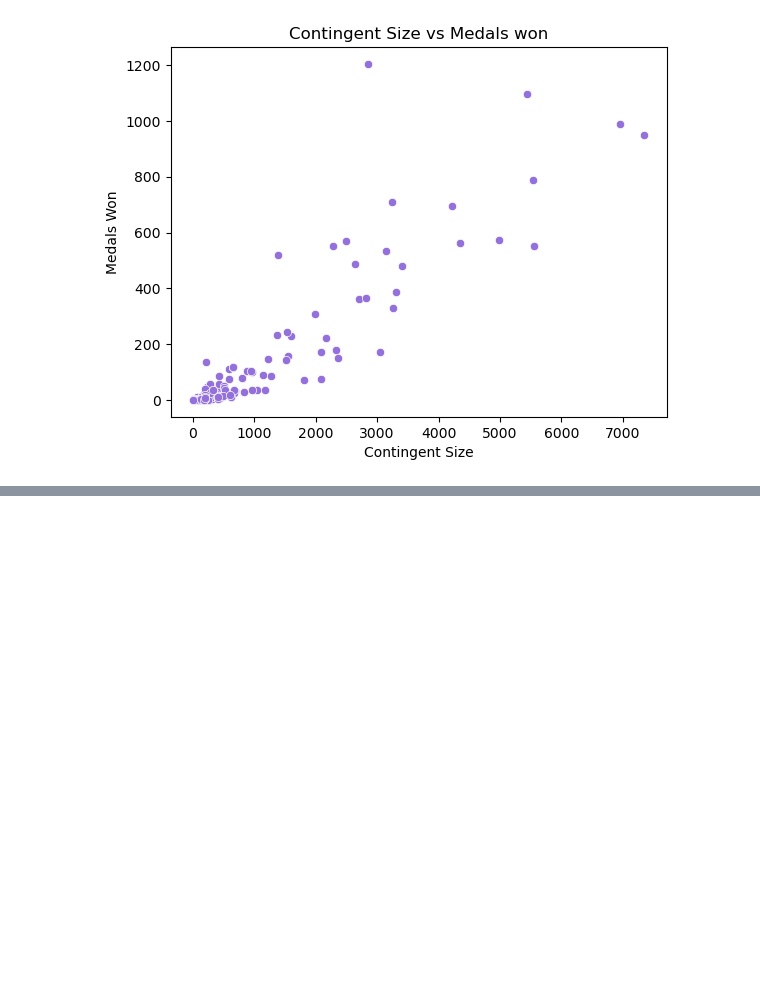
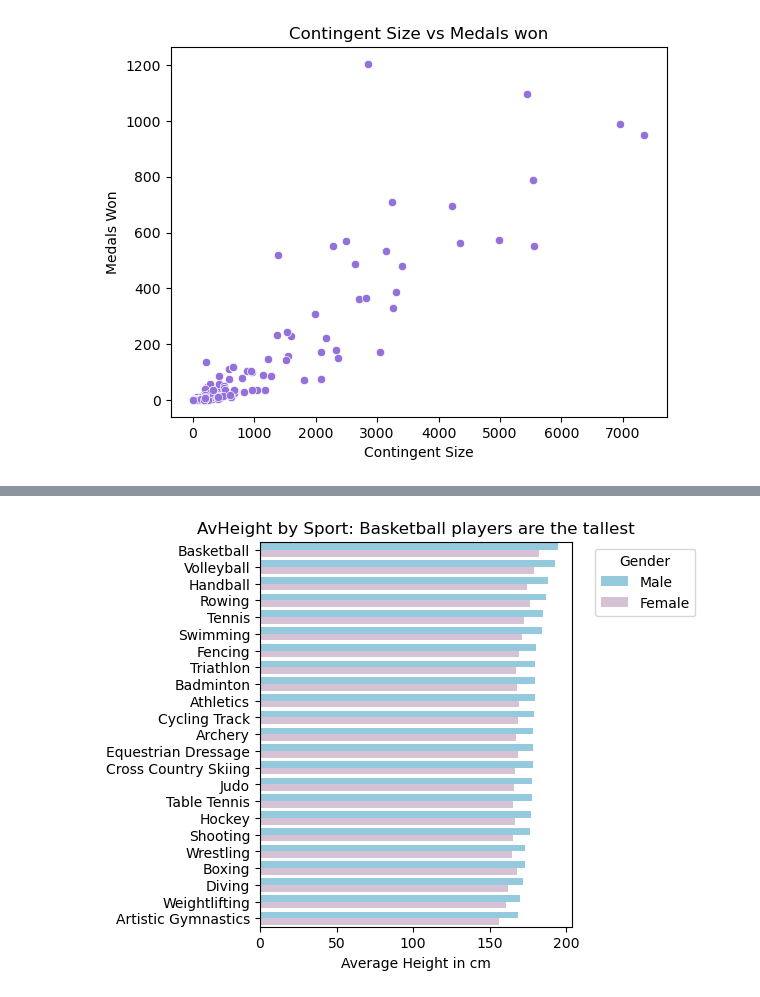
Before and after one commit to ana-047/Olymploration, a Jupyter notebook: Olymploration.ipynb, the cells around one changed output, grey strips where cells are left out. Drawn from its saved outputs; the diff is of its cells as text; code cells hidden in the pictures; blank space fills up the shorter version.

Commit message:
added height weight

```diff
--- a/Olymploration.ipynb
+++ b/Olymploration.ipynb
@@ -433,0 +453,7 @@ is_categorical_dtype is deprecated and will be removed in a future version. Use
+# %%
+# join athletes with events to get the sport for each athlete is not in df_athletes
+
+df_athletes_sport = pd.merge(df_athletes[['name', 'sex', 'height', 'weight']],
+                              df_event_results[['athlete', 'sport']], left_on='name', right_on='athlete', how='left')
+
+df_athletes_sport.head()
@@ -433,0 +467,40 @@ is_categorical_dtype is deprecated and will be removed in a future version. Use
+# %%
+df_athletes_sport = df_athletes_sport.dropna()
+# %%
+df_athletes_sport['height'] = pd.to_numeric(df_athletes_sport['height'], errors='coerce')
+df_athletes_sport['weight'] = pd.to_numeric(df_athletes_sport['weight'], errors='coerce')
+
+# Group by 'sport' and calculate the average height and weight
+average_data = df_athletes_sport.groupby(['sport', 'sex'])[['height', 'weight']].mean().reset_index()
+
+#select a few sports
+
+select_sports = ['Archery', 'Artistic Gymnastics', 'Athletics',
+                'Badminton', 'Boxing', 'Cross Country Skiing',
+                'Cycling Track', 'Diving', 'Equestrian Dressage',
+                'Fencing', 'Hockey', 'Judo',
+                 'Rowing', 'Shooting', 'Handball',
+                 'Swimming', 'Triathlon', 'Volleyball',
+                 'Weightlifting', 'Wrestling', 'Basketball', 'Table Tennis', 'Tennis'
+                ]
+
+#keep only selected sports
+mask = average_data['sport'].isin(select_sports)
+selected_df = average_data[mask]
+# %%
+# Sort  in descending order
+average_height_by_sport = selected_df.sort_values(by='height', ascending=False)
+average_height_by_sport.dropna(inplace=True)
+
+colors = {'Female': 'thistle', 'Male': 'skyblue'}
+
+plt.figure(figsize=(5, 5))
+sns.barplot(y='sport', x='height', hue='sex', data=average_height_by_sport, palette=colors)
+plt.title('AvHeight by Sport: Basketball players are the tallest')
+plt.xlabel('Average Height in cm')
+plt.ylabel('')
+plt.legend(title='Gender', bbox_to_anchor=(1.05, 1), loc='upper left')
+plt.subplots_adjust(right=0.75)
+plt.show()
+# %% [output]
+[figure, added]
```
Also changed, not shown: parts of 5 cells of this notebook, 1 other file.
